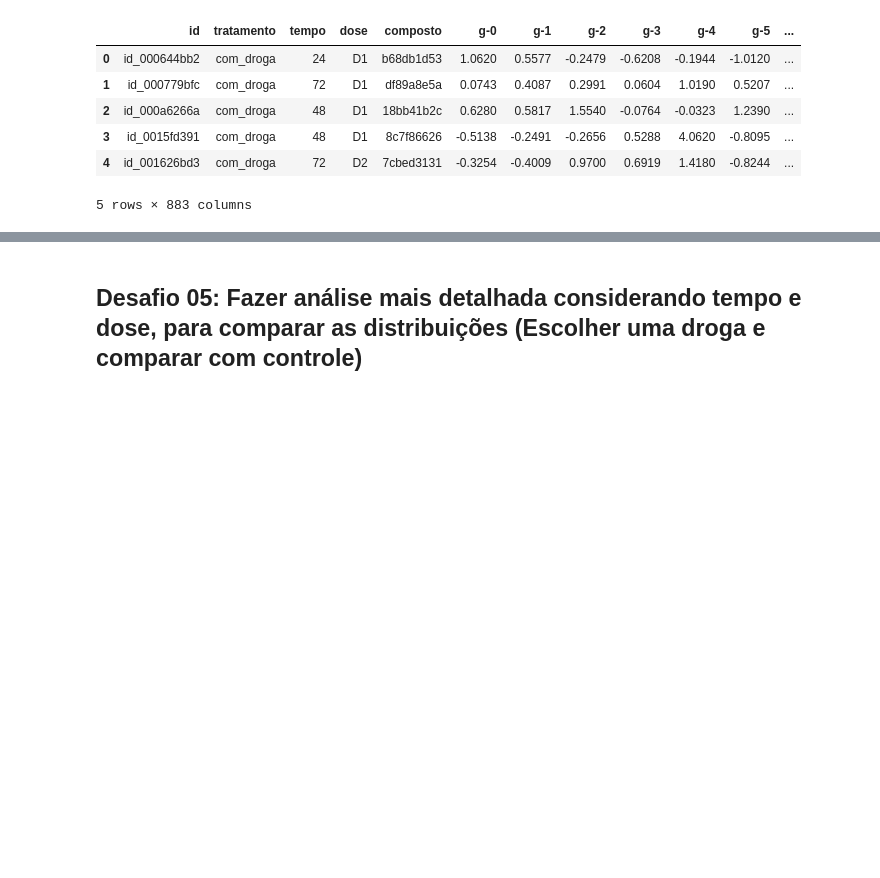
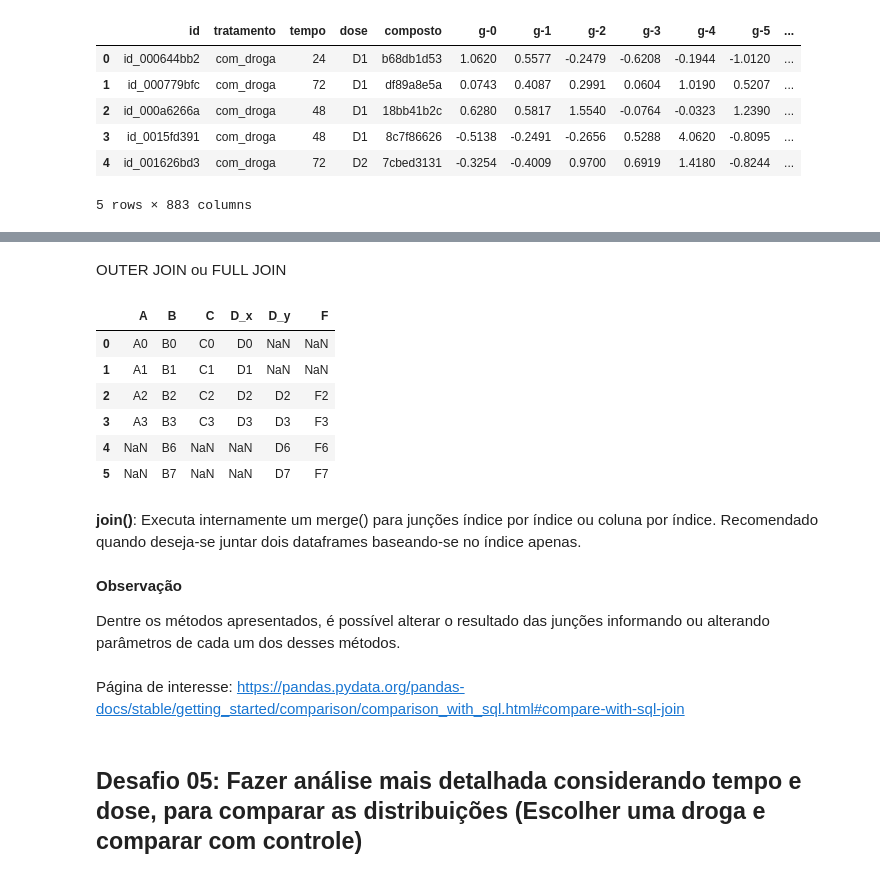
Before and after one commit to fbnnd1/alura-imersao-dados3, a Jupyter notebook: aulas/Aula_04.ipynb, the cells around one changed output, grey strips where cells are left out. Drawn from its saved outputs; the diff is of its cells as text; code cells hidden in the pictures; blank space fills up the shorter version.

```diff
--- a/aulas/Aula_04.ipynb
+++ b/aulas/Aula_04.ipynb
@@ -826,3 +1106,23 @@ dados_combinados.head()
+# %% [markdown]
+OUTER JOIN ou FULL JOIN
+# %%
+pd.merge(df1a, df4, on="B", how="outer")
+# %% [output]
+|  | A | B | C | D_x | D_y | F |
+| 0 | A0 | B0 | C0 | D0 | NaN | NaN |
+| 1 | A1 | B1 | C1 | D1 | NaN | NaN |
+| 2 | A2 | B2 | C2 | D2 | D2 | F2 |
+| 3 | A3 | B3 | C3 | D3 | D3 | F3 |
+| 4 | NaN | B6 | NaN | NaN | D6 | F6 |
+| 5 | NaN | B7 | NaN | NaN | D7 | F7 |
+# %% [markdown]
+**join()**: Executa internamente um merge() para junções índice por índice ou coluna por índice. Recomendado quando deseja-se juntar dois dataframes baseando-se no índice apenas.
+# %% [markdown]
+**Observação**
+
+Dentre os métodos apresentados, é possível alterar o resultado das junções  informando ou alterando parâmetros de cada um dos desses métodos.
+# %% [markdown]
+Página de interesse: https://pandas.pydata.org/pandas-docs/stable/getting_started/comparison/comparison_with_sql.html#compare-with-sql-join
 # %% [markdown]
 ## Desafio 05: Fazer análise mais detalhada considerando tempo e dose, para comparar as distribuições (Escolher uma droga e comparar com controle)
 # %%
```
Also changed, not shown: parts of 30 cells of this notebook.
